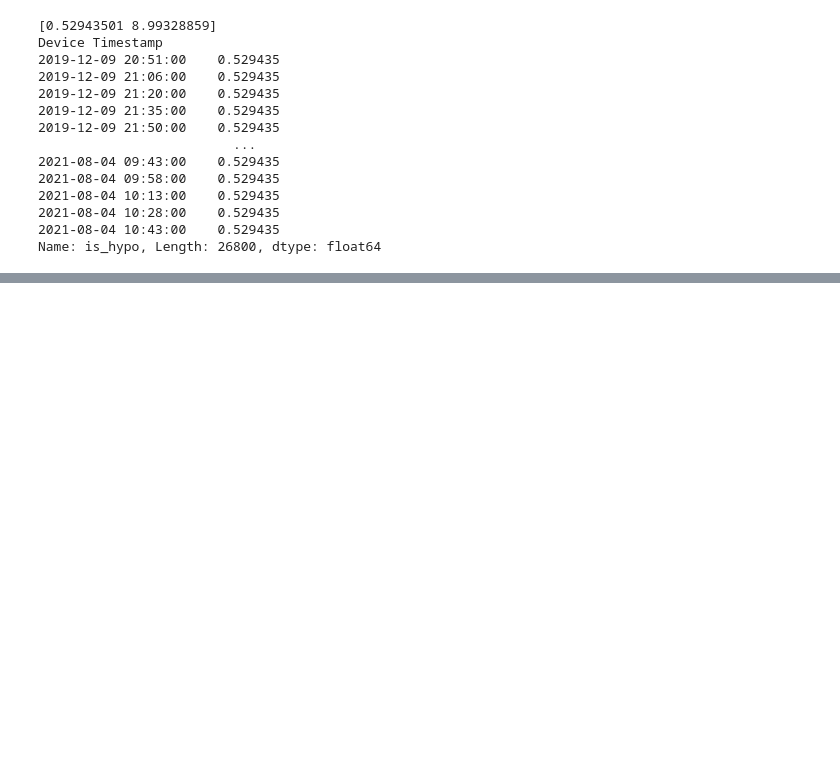
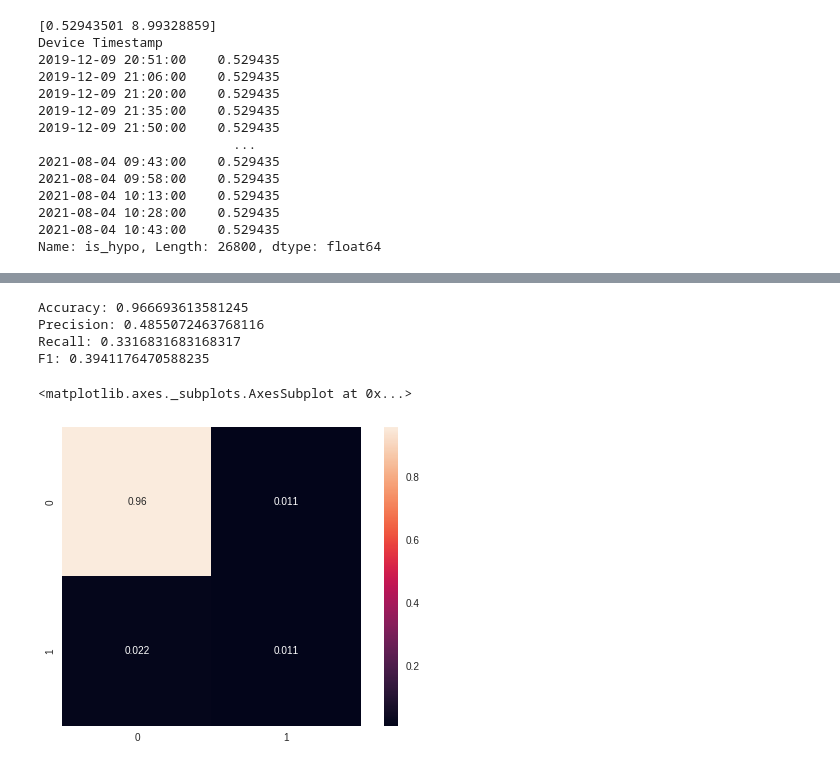
Before and after one commit to sdysch/diabetes-ml, a Jupyter notebook: hypo_prediction.ipynb, the cells around one changed output, grey strips where cells are left out. Saved outputs shown, nothing was run; the diff lists cells and outputs as text; code cells hidden in the pictures; blank space fills up the shorter version.

```diff
--- a/hypo_prediction.ipynb
+++ b/hypo_prediction.ipynb
@@ -496,11 +453,14 @@ study.optimize(objective, n_trials=300)
 # %%
-'''
-model = GradientBoostingClassifier(
-        learning_rate=0.1,
-        n_estimators=50,
-        #max_depth=22,
-        validation_fraction=0.)
+# define model
+from xgboost import XGBClassifier
+model = XGBClassifier(
+    verbosity=2,
+    n_estimators=100,
+    eta=0.3,
+    gamma=0,
+    max_depth=6,
+    #subsample=0.5, # default 1
+    #scale_pos_weights=XXXX
 
-model.fit(X_train, y_train, sample_weight=sample_weights)
-y_pred = model.predict(X_test)
-'''
+    objective='binary:logistic'
+)
@@ -507,13 +527,20 @@ y_pred = model.predict(X_test)
 # %%
-'''
+y_pred = model.predict(X_test)
+
 print(f'Accuracy: {accuracy_score(y_test, y_pred)}')
 print(f'Precision: {precision_score(y_test, y_pred)}')
 print(f'Recall: {recall_score(y_test, y_pred)}')
 print(f'F1: {f1_score(y_test, y_pred)}')
 
 cm = confusion_matrix(y_test, y_pred, normalize='all')
 sns.heatmap(cm, annot=True, square=True)
-'''
+# %% [output]
+Accuracy: 0.966693613581245
+Precision: 0.4855072463768116
+Recall: 0.3316831683168317
+F1: 0.3941176470588235
+<matplotlib.axes._subplots.AxesSubplot at 0x...>
+[figure, added]
 # %%
 """
 TODO
```
Also changed, not shown: parts of 8 cells of this notebook.
